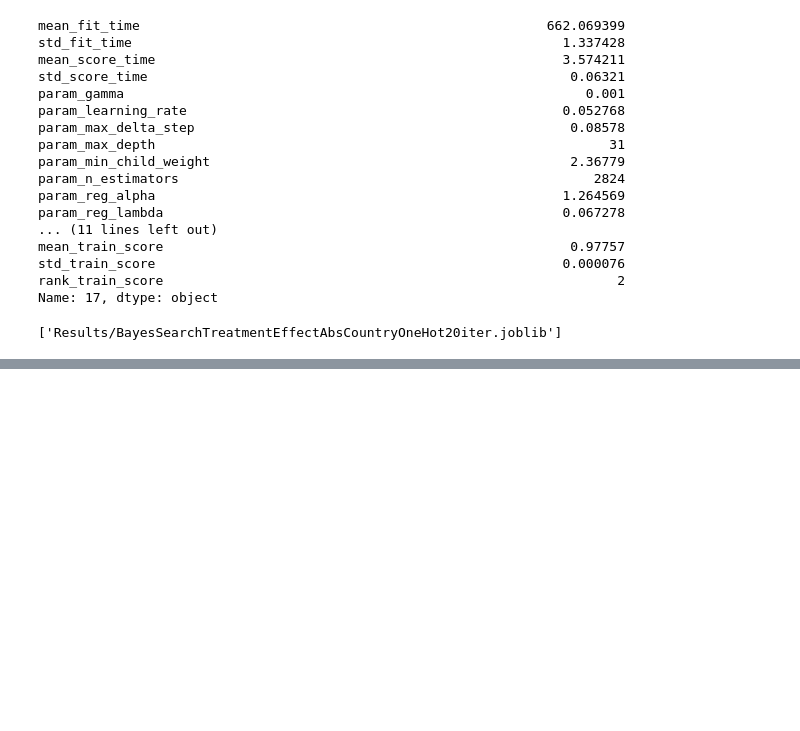
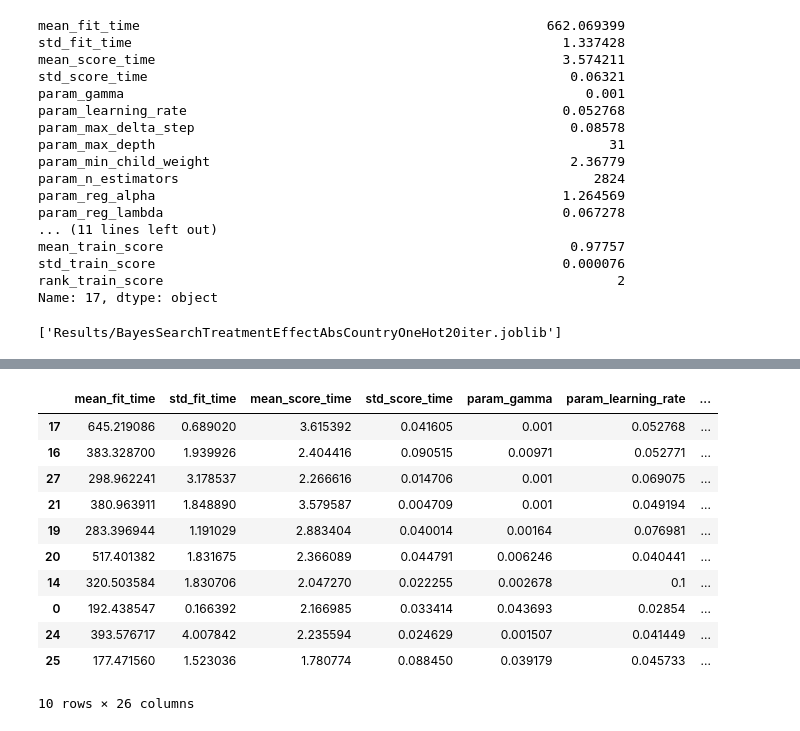
Before and after one commit to MichaelChaoLi-cpu/GallupWellBeingResearch, a Jupyter notebook: Code/MJ_AN_ReasonForTreatmentDifference.ipynb, the cells around one changed output, grey strips where cells are left out. Cells and saved outputs as stored; diff of their text form; code cells hidden in the pictures; blank space fills up the shorter version.

```diff
--- a/Code/MJ_AN_ReasonForTreatmentDifference.ipynb
+++ b/Code/MJ_AN_ReasonForTreatmentDifference.ipynb
@@ -779,0 +782,15 @@ dump(bayes_search, 'Results/BayesSearchTreatmentEffectAbsCountryOneHot20iter.job
+# %%
+bayes_search = BayesSearchCV(
+    estimator=xgb_reg,
+    search_spaces=param_space,
+    n_iter=30,
+    scoring='r2',
+    cv=rkfcv,
+    n_jobs = 1,
+    n_points = 1,
+    verbose=2,
+    random_state=42,
+    return_train_score = True
+)
+# %%
+bayes_search.fit(X, y)
@@ -779,0 +830,17 @@ dump(bayes_search, 'Results/BayesSearchTreatmentEffectAbsCountryOneHot20iter.job
+# %%
+CV_result = bayes_search.cv_results_
+# %%
+pd.DataFrame(CV_result).sort_values(by='rank_test_score', ascending=True).head(10)
+# %% [output]
+|  | mean_fit_time | std_fit_time | mean_score_time | std_score_time | param_gamma | param_learning_rate | ... |
+| 17 | 645.219086 | 0.689020 | 3.615392 | 0.041605 | 0.001 | 0.052768 | ... |
+| 16 | 383.328700 | 1.939926 | 2.404416 | 0.090515 | 0.00971 | 0.052771 | ... |
+| 27 | 298.962241 | 3.178537 | 2.266616 | 0.014706 | 0.001 | 0.069075 | ... |
+| 21 | 380.963911 | 1.848890 | 3.579587 | 0.004709 | 0.001 | 0.049194 | ... |
+| 19 | 283.396944 | 1.191029 | 2.883404 | 0.040014 | 0.00164 | 0.076981 | ... |
+| 20 | 517.401382 | 1.831675 | 2.366089 | 0.044791 | 0.006246 | 0.040441 | ... |
+| 14 | 320.503584 | 1.830706 | 2.047270 | 0.022255 | 0.002678 | 0.1 | ... |
+| 0 | 192.438547 | 0.166392 | 2.166985 | 0.033414 | 0.043693 | 0.02854 | ... |
+| 24 | 393.576717 | 4.007842 | 2.235594 | 0.024629 | 0.001507 | 0.041449 | ... |
+| 25 | 177.471560 | 1.523036 | 1.780774 | 0.088450 | 0.039179 | 0.045733 | ... |
+10 rows × 26 columns
```
Also changed, not shown: parts of 5 cells of this notebook, 9 other files.
